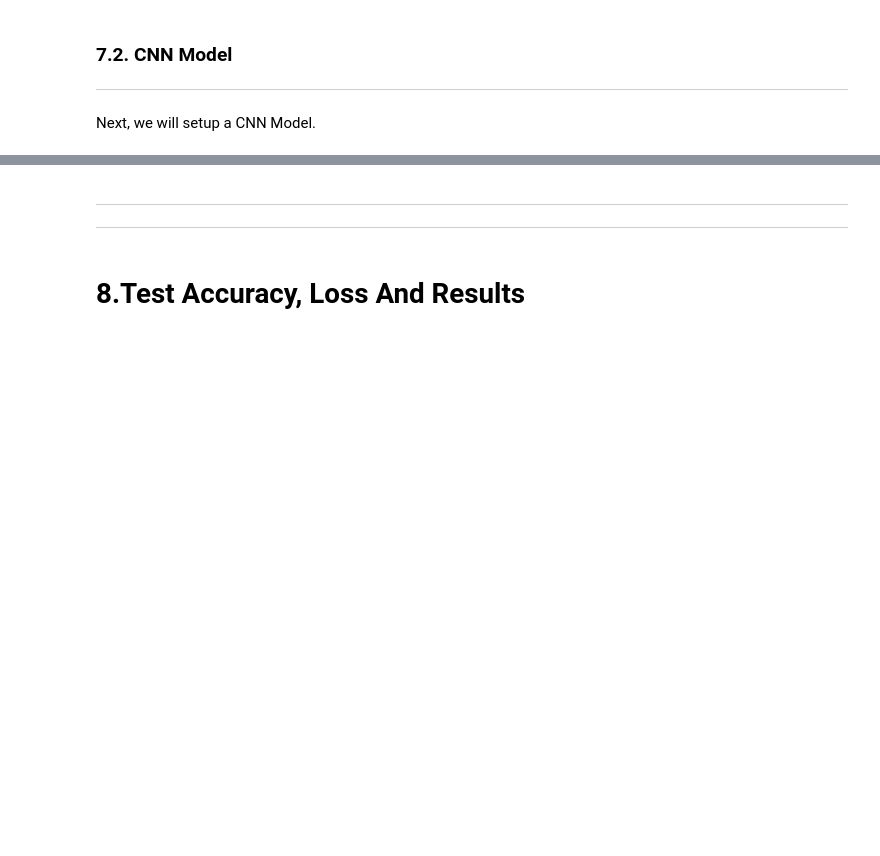
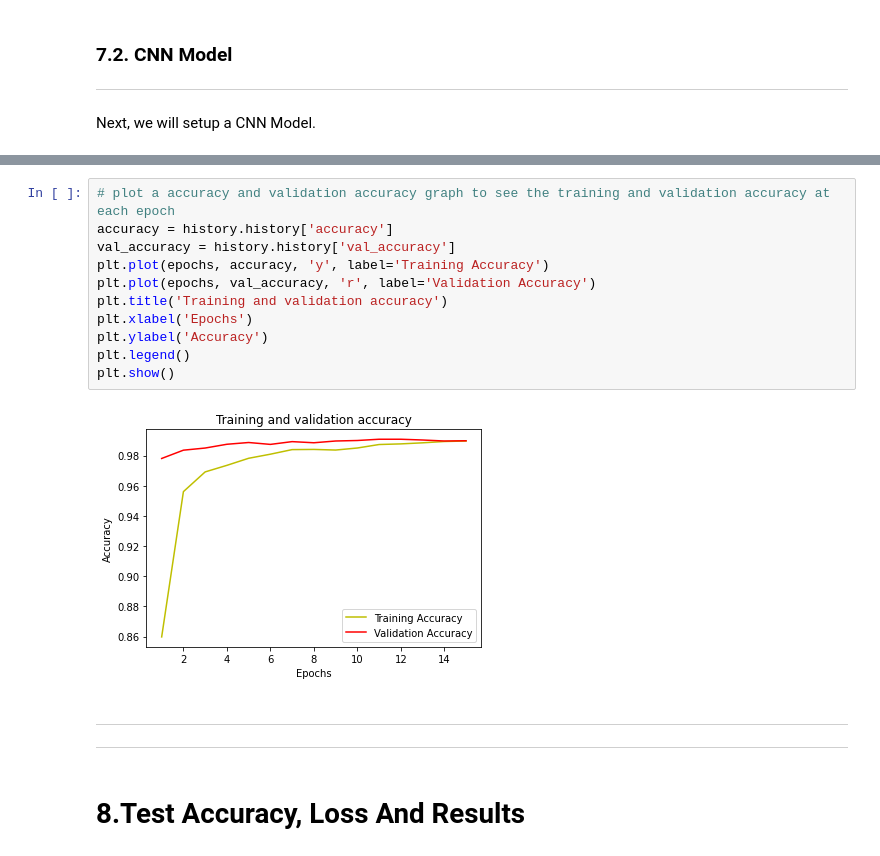
Before and after one commit to ngzhankang/Deep-Learning, a Jupyter notebook: Assignment_1.ipynb, the cells around one changed output, grey strips where cells are left out. Saved outputs shown, nothing was run; the diff lists cells and outputs as text; blank space fills up the shorter version.

```diff
--- a/Assignment_1.ipynb
+++ b/Assignment_1.ipynb
@@ -470,3 +552,16 @@ print("Baseline Error: %.2f%%" % (100-scores[1]*100))
+# %%
+# plot a accuracy and validation accuracy graph to see the training and validation accuracy at each epoch
+accuracy = history.history['accuracy']
+val_accuracy = history.history['val_accuracy']
+plt.plot(epochs, accuracy, 'y', label='Training Accuracy')
+plt.plot(epochs, val_accuracy, 'r', label='Validation Accuracy')
+plt.title('Training and validation accuracy')
+plt.xlabel('Epochs')
+plt.ylabel('Accuracy')
+plt.legend()
+plt.show()
+# %% [output]
+[figure, added]
 # %% [markdown]
 ---
 ---
```
Also changed, not shown: parts of 21 cells of this notebook.
